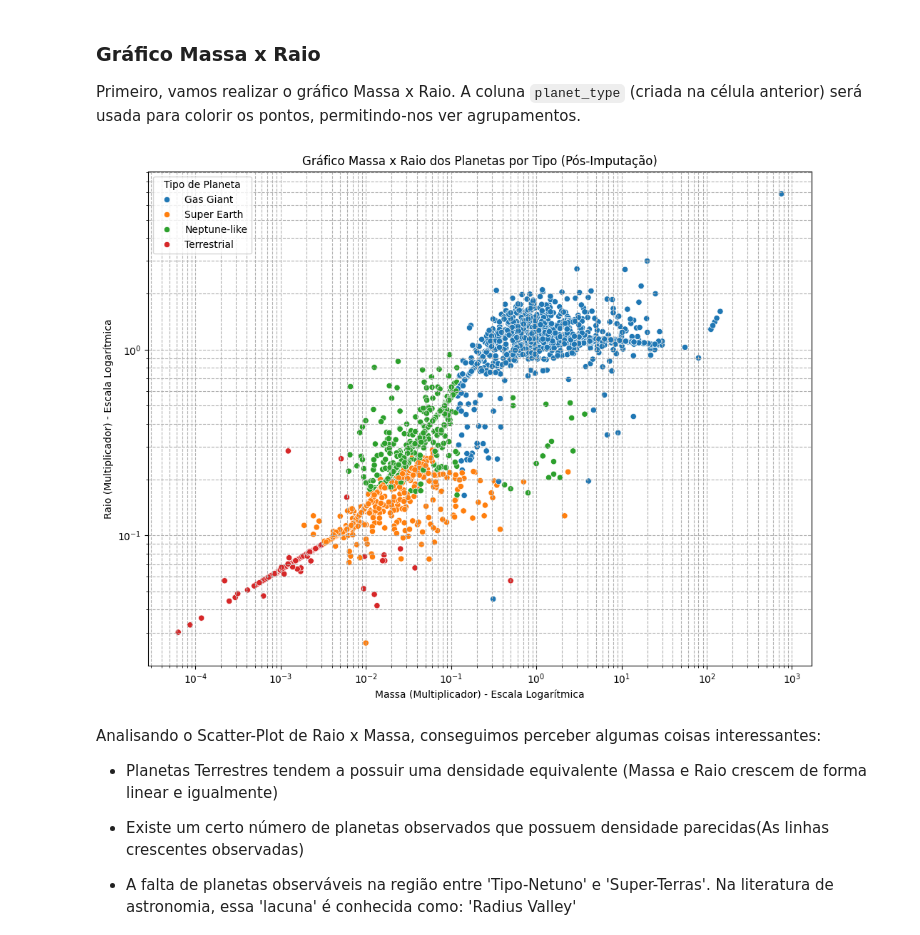
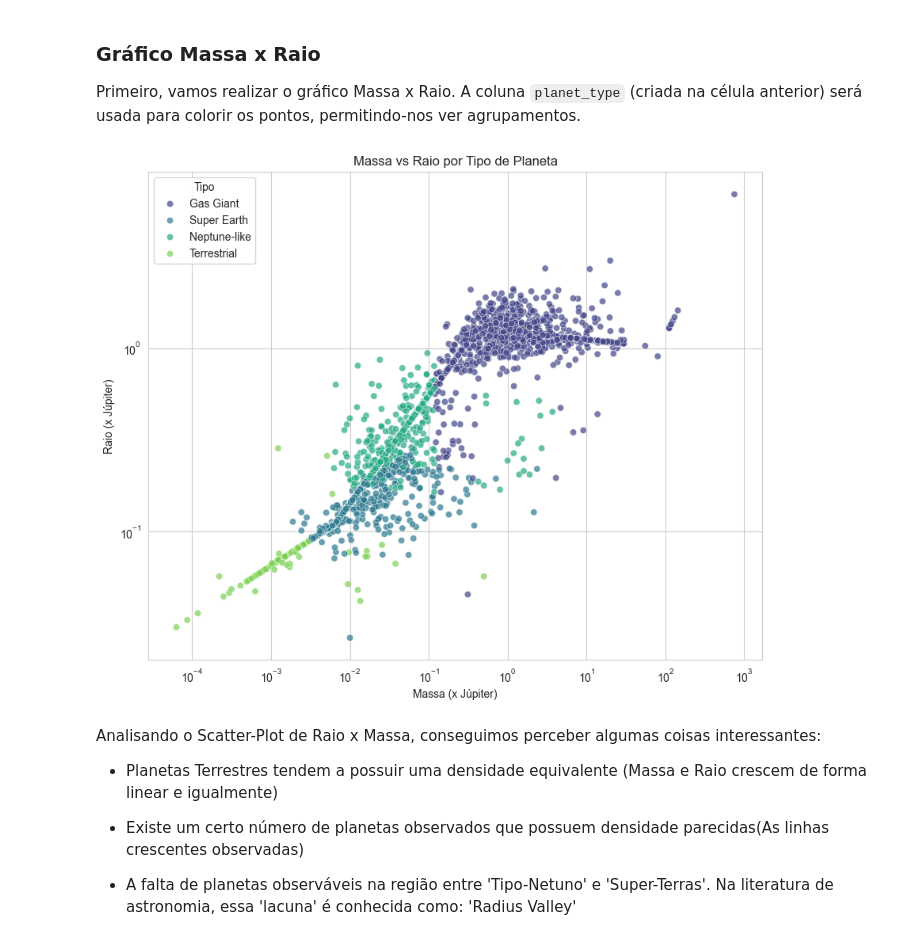
Before and after one commit to FelipeMota04/TrabalhoFinal-ICD-2025.2, a Jupyter notebook: data_stract.ipynb, the cells around one changed output. Drawn from its saved outputs; the diff is of its cells as text; code cells hidden in the pictures.

```diff
--- a/data_stract.ipynb
+++ b/data_stract.ipynb
@@ -225,46 +190,31 @@ Conforme foi possível perceber, conseguimos fazer o tratamento dos dados faltan
 
 - Matriz de Correlação
 # %%
-# Lista das colunas one-hot encoded para o tipo de planeta
-planet_type_cols = [
-    'planet_type_Gas Giant',
-    'planet_type_Neptune-like',
-    'planet_type_Super Earth',
-    'planet_type_Terrestrial',
-]
+# Reconstrói a variável categórica original a partir das dummies
+# Isso facilita a visualização e classificação multiclasse
+prefixo = 'planet_type_'
+dummies_cols = [c for c in df_reg.columns if c.startswith(prefixo)]
 
-# Usa idxmax para encontrar o nome da coluna com valor True (1) em cada linha
-# e remove o prefixo 'planet_type_' para limpar os nomes
-df_reg['planet_type'] = df_reg[planet_type_cols].idxmax(axis=1).str.replace('planet_type_', '')
-df['planet_type'] = df[planet_type_cols].idxmax(axis=1).str.replace('planet_type_', '')
+# A função idxmax retorna a coluna com o valor 1
+df_reg['planet_type'] = df_reg[dummies_cols].idxmax(axis=1).str.replace(prefixo, '')
 # %% [markdown]
 ### Gráfico Massa x Raio
 
 Primeiro, vamos realizar o gráfico Massa x Raio. A coluna `planet_type` (criada na célula anterior) será usada para colorir os pontos, permitindo-nos ver agrupamentos.
 # %%
-# Define o tamanho da figura para melhor visualização com a legenda
-plt.figure(figsize=(12, 9))
+plt.figure(figsize=(10, 8))
+sns.scatterplot(data=df_reg, x='mass_multiplier', y='radius_multiplier',
+                hue='planet_type', alpha=0.7, palette='viridis')
 
-# Cria o scatter plot, usando 'hue' para colorir os pontos por 'planet_type'
-sns.scatterplot(data=df_reg, x='mass_multiplier', y='radius_multiplier', hue='planet_type')
-
-# Adiciona títulos e rótulos
-plt.title('Gráfico Massa x Raio dos Planetas por Tipo (Pós-Imputação)')
-plt.xlabel('Massa (Multiplicador) - Escala Logarítmica')
-plt.ylabel('Raio (Multiplicador) - Escala Logarítmica')
-
-# Usa escala logarítmica para melhor visualização
 plt.xscale('log')
 plt.yscale('log')
-
-# Adiciona uma grade e uma legenda
-plt.grid(True, which="both", ls="--")
-plt.legend(title='Tipo de Planeta')
-
-# Mostra o gráfico
+plt.title('Massa vs Raio por Tipo de Planeta')
+plt.xlabel('Massa (x Júpiter)')
+plt.ylabel('Raio (x Júpiter)')
+plt.legend(title='Tipo')
 plt.show()
 # %% [output]
-[figure, old version]
+[figure, new version]
 # %% [markdown]
 Analisando o Scatter-Plot de Raio x Massa, conseguimos perceber algumas coisas interessantes:
 
```
Also changed, not shown: parts of 27 cells of this notebook, 2 other files.
